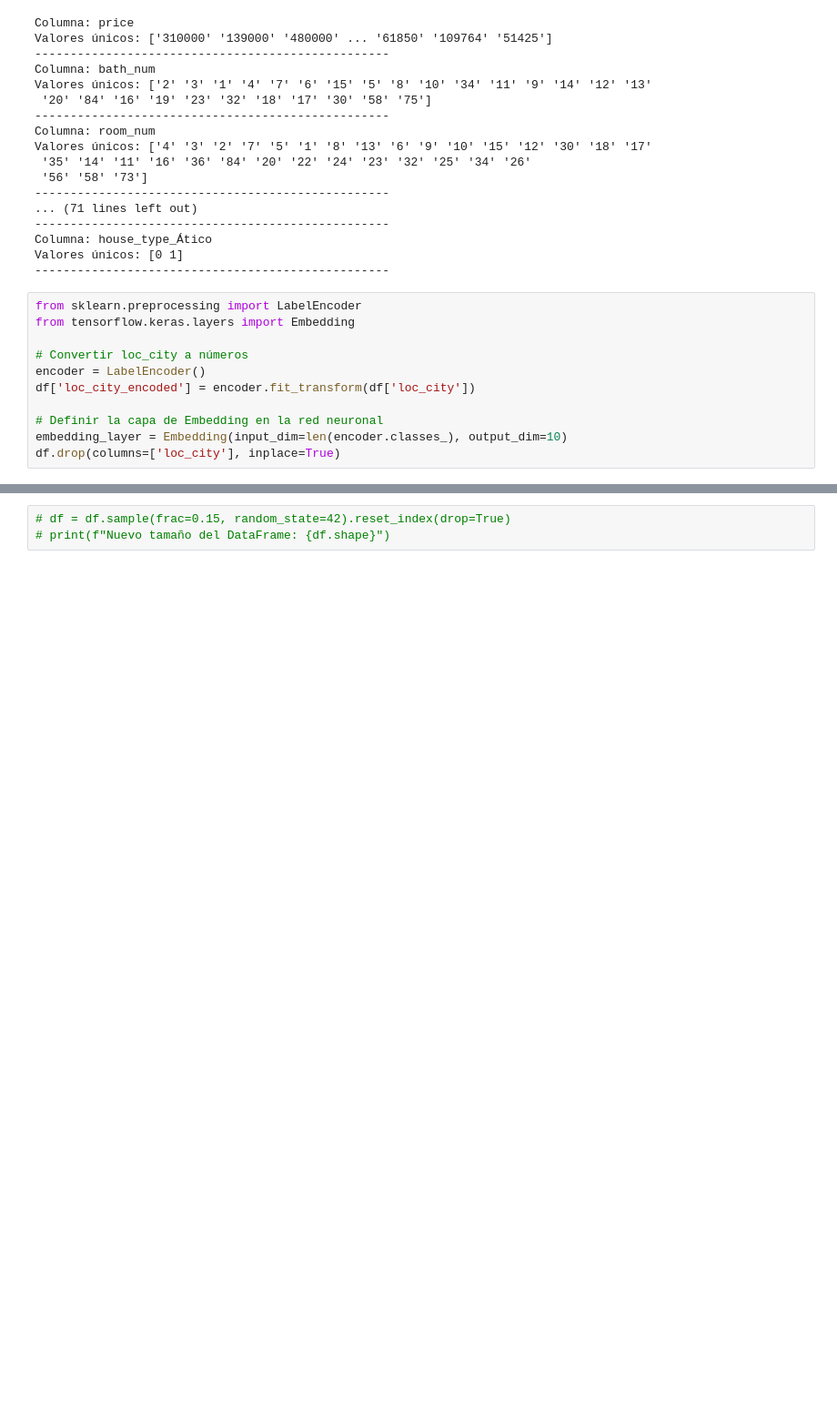
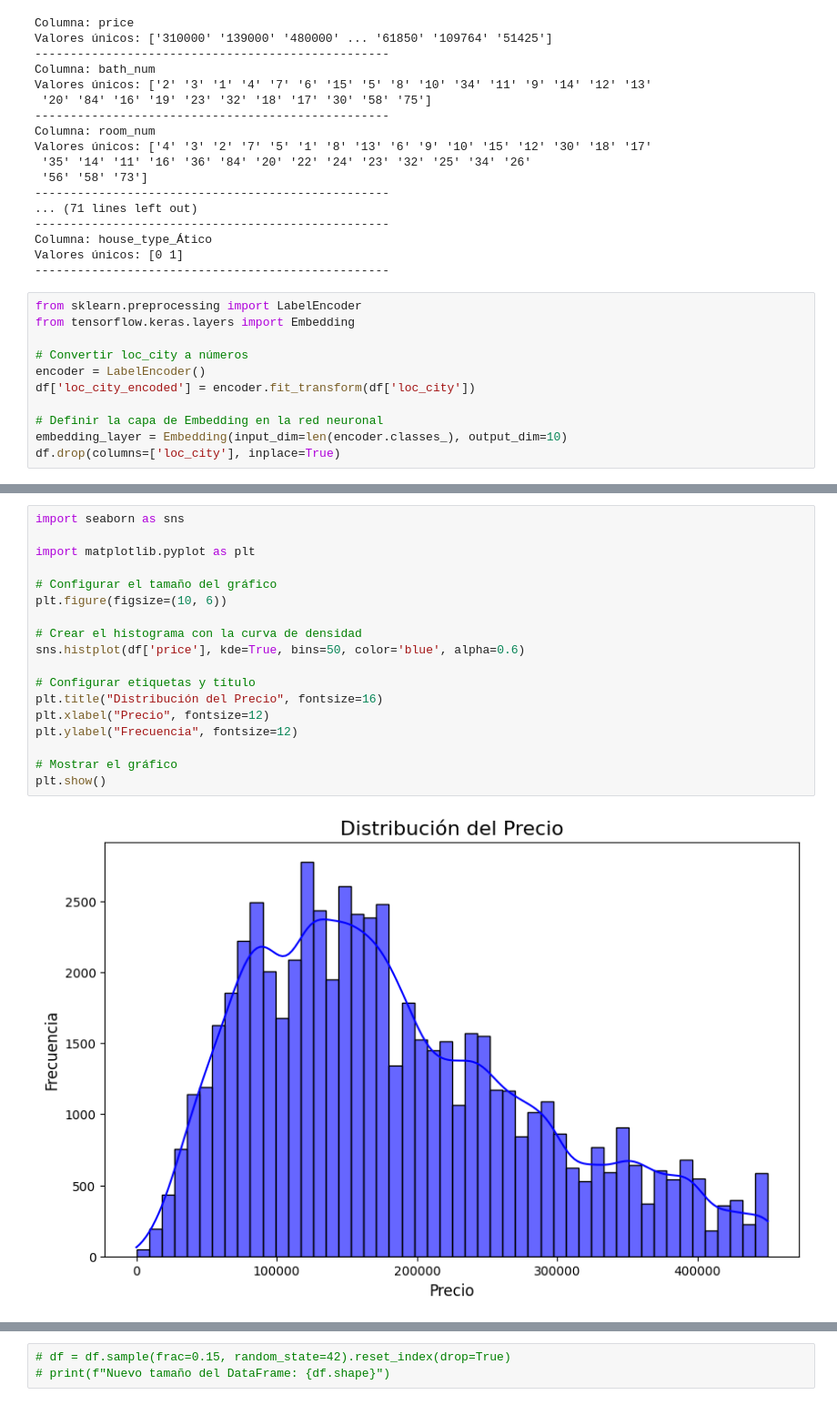
Before and after one commit to SergioPS-TajamarAI/genai-introduction, a Jupyter notebook: caso-de-estudio/prediccion-spanish-houses.ipynb, the cells around one changed output, grey strips where cells are left out. Shown at 91% size. Drawn from its saved outputs; the diff is of its cells as text; blank space fills up the shorter version.

```diff
--- a/caso-de-estudio/prediccion-spanish-houses.ipynb
+++ b/caso-de-estudio/prediccion-spanish-houses.ipynb
@@ -181,0 +253,20 @@ df.reset_index(drop=True, inplace=True)
+# %%
+import seaborn as sns
+
+import matplotlib.pyplot as plt
+
+# Configurar el tamaño del gráfico
+plt.figure(figsize=(10, 6))
+
+# Crear el histograma con la curva de densidad
+sns.histplot(df['price'], kde=True, bins=50, color='blue', alpha=0.6)
+
+# Configurar etiquetas y título
+plt.title("Distribución del Precio", fontsize=16)
+plt.xlabel("Precio", fontsize=12)
+plt.ylabel("Frecuencia", fontsize=12)
+
+# Mostrar el gráfico
+plt.show()
+# %% [output]
+[figure, added]
```
Also changed, not shown: parts of 25 cells of this notebook, 4 other files.
